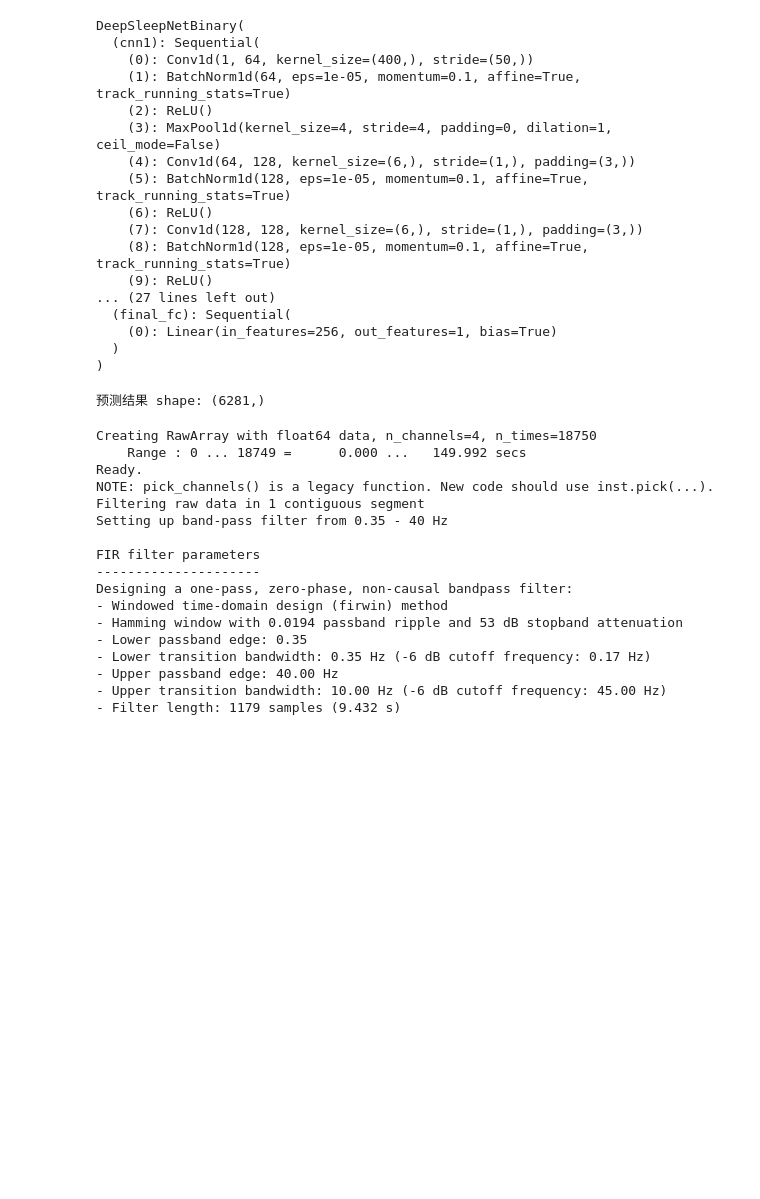
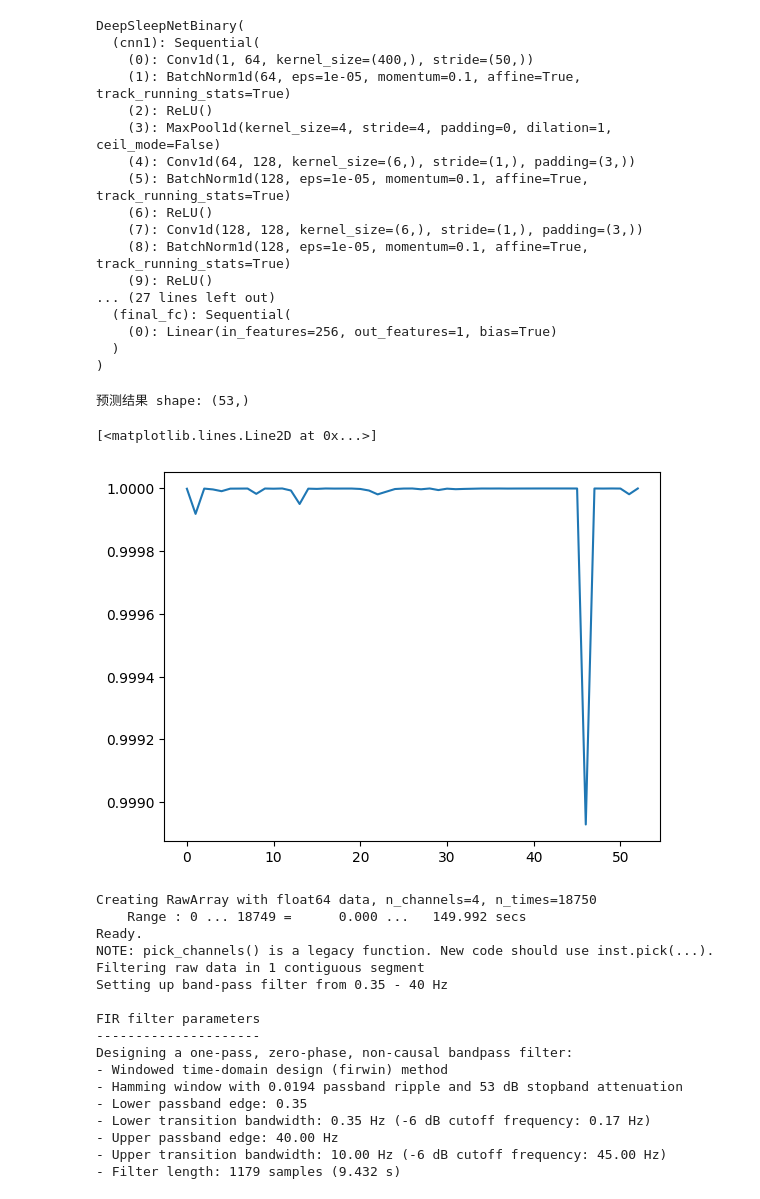
Before and after one commit to surya-ven/lucid-dreaming-core, a Jupyter notebook: test_dl_alertness.ipynb, the cells around one changed output. Saved outputs shown, nothing was run; the diff lists cells and outputs as text; code cells hidden in the pictures; blank space fills up the shorter version.

Commit message:
feat: fix raw data input for alertness detection, add a simple rem binary classifier

```diff
--- a/test_dl_alertness.ipynb
+++ b/test_dl_alertness.ipynb
@@ -3,11 +3,11 @@ import numpy as np
 import mne
 import numpy as np
 
-STRIDE_SEC = 3
+STRIDE_SEC = 5
 EPOCH_SEC_SIZE = 30
 channel_eeg = 6
 
-memmap_eeg_data = np.memmap('/Users/lejieliu/Documents/CS189/lucid-dreaming-core/app/recorded_data/20250530_060058_350200/1748599265.051497/eeg.dat', dtype=np.float64, mode='r')
+memmap_eeg_data = np.memmap('/Users/lejieliu/Documents/CS189/lucid-dreaming-core/app/recorded_data/20250530_194534_431242/1748648741.316674/eeg.dat', dtype=np.float64, mode='r')
 l_eeg = int(len(memmap_eeg_data)//channel_eeg)
 
 eeg_data = np.array(memmap_eeg_data)[:l_eeg*channel_eeg].reshape((l_eeg, channel_eeg))
@@ -222,7 +222,14 @@ with torch.no_grad():
 y_pred = np.concatenate(y_pred_list)
 print("预测结果 shape:", y_pred.shape)
 # %% [output]
-预测结果 shape: (6281,)
+预测结果 shape: (53,)
+# %%
+y_pred_ema = pd.Series(y_pred).ewm(span=1).mean()
+# %%
+plt.plot(y_pred_ema)
+# %% [output]
+[<matplotlib.lines.Line2D at 0x...>]
+[figure, added]
 # %%
 def predict_alertness_ema(eeg_raw, ema_span=200):
 
```
Also changed, not shown: parts of 7 cells of this notebook, 4 other files.
